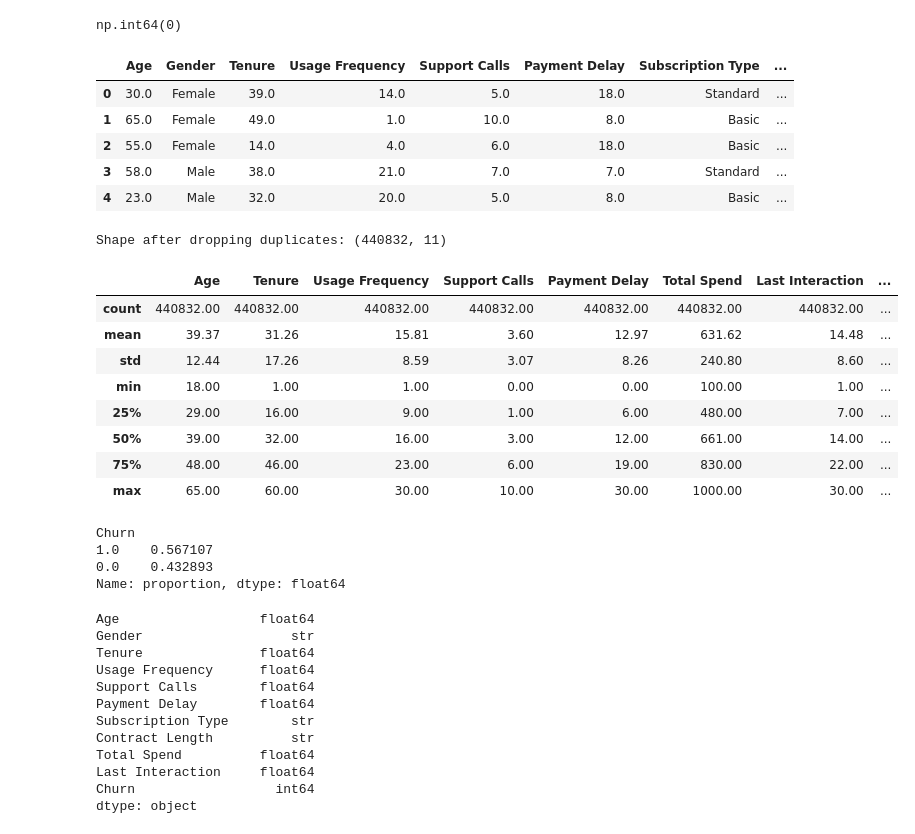
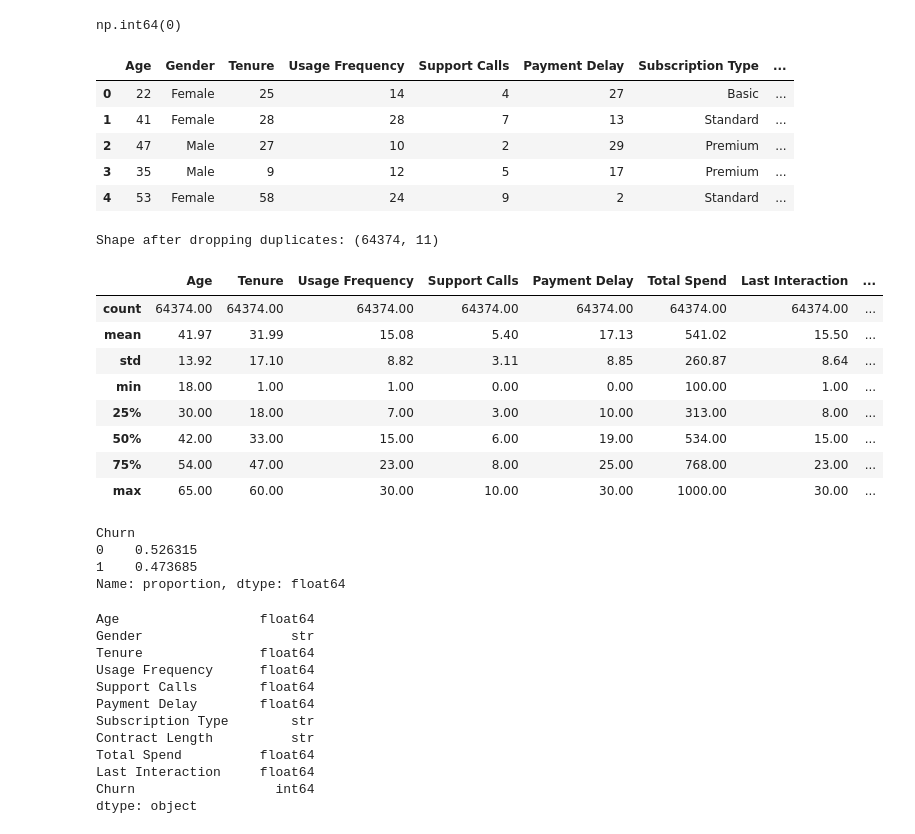
Before and after one commit to janaali2006/customer-churn-prediction, a Jupyter notebook: main (1).ipynb, the cells around one changed output. Saved outputs shown, nothing was run; the diff lists cells and outputs as text; code cells hidden in the pictures.

```diff
--- a/main (1).ipynb
+++ b/main (1).ipynb
@@ -9,6 +9,5 @@ from sklearn.preprocessing import OneHotEncoder, StandardScaler
 
 from sklearn.metrics import (accuracy_score,precision_score,recall_score,f1_score,roc_auc_score,confusion_matrix,classification_report,ConfusionMatrixDisplay,roc_curve)
 # %%
-df_train = pd.read_csv ("customer_churn_dataset-training-master.csv")
-df_test = pd.read_csv ("customer_churn_dataset-testing-master.csv")
+df = pd.read_csv ("customer_churn_dataset-master.csv")
 # %%
@@ -65,42 +64,42 @@ df_train.duplicated().sum()
 # %% [output]
 np.int64(0)
 # %%
-df_train = df_train.drop(columns=["CustomerID"])
-df_train.head()
+df = df.drop(columns=["CustomerID"])
+df.head()
 # %% [output]
 |  | Age | Gender | Tenure | Usage Frequency | Support Calls | Payment Delay | Subscription Type | ... |
-| 0 | 30.0 | Female | 39.0 | 14.0 | 5.0 | 18.0 | Standard | ... |
-| 1 | 65.0 | Female | 49.0 | 1.0 | 10.0 | 8.0 | Basic | ... |
-| 2 | 55.0 | Female | 14.0 | 4.0 | 6.0 | 18.0 | Basic | ... |
-| 3 | 58.0 | Male | 38.0 | 21.0 | 7.0 | 7.0 | Standard | ... |
-| 4 | 23.0 | Male | 32.0 | 20.0 | 5.0 | 8.0 | Basic | ... |
+| 0 | 22 | Female | 25 | 14 | 4 | 27 | Basic | ... |
+| 1 | 41 | Female | 28 | 28 | 7 | 13 | Standard | ... |
+| 2 | 47 | Male | 27 | 10 | 2 | 29 | Premium | ... |
+| 3 | 35 | Male | 9 | 12 | 5 | 17 | Premium | ... |
+| 4 | 53 | Female | 58 | 24 | 9 | 2 | Standard | ... |
 # %%
-df_train = df_train.dropna()
-df_train = df_train.drop_duplicates()
-print("Shape after dropping duplicates:", df_train.shape)
+df = df.dropna()
+df = df.drop_duplicates()
+print("Shape after dropping duplicates:", df.shape)
 # %% [output]
-Shape after dropping duplicates: (440832, 11)
+Shape after dropping duplicates: (64374, 11)
 # %%
 numerical_columns = ["Age","Tenure","Usage Frequency","Support Calls","Payment Delay","Total Spend","Last Interaction"]
 # %%
 categorical_columns = ["Gender", "Subscription Type", "Contract Length"]
 # %%
-df_train.describe().round(2)
+df.describe().round(2)
 # %% [output]
 |  | Age | Tenure | Usage Frequency | Support Calls | Payment Delay | Total Spend | Last Interaction | ... |
-| count | 440832.00 | 440832.00 | 440832.00 | 440832.00 | 440832.00 | 440832.00 | 440832.00 | ... |
-| mean | 39.37 | 31.26 | 15.81 | 3.60 | 12.97 | 631.62 | 14.48 | ... |
-| std | 12.44 | 17.26 | 8.59 | 3.07 | 8.26 | 240.80 | 8.60 | ... |
+| count | 64374.00 | 64374.00 | 64374.00 | 64374.00 | 64374.00 | 64374.00 | 64374.00 | ... |
+| mean | 41.97 | 31.99 | 15.08 | 5.40 | 17.13 | 541.02 | 15.50 | ... |
+| std | 13.92 | 17.10 | 8.82 | 3.11 | 8.85 | 260.87 | 8.64 | ... |
 | min | 18.00 | 1.00 | 1.00 | 0.00 | 0.00 | 100.00 | 1.00 | ... |
-| 25% | 29.00 | 16.00 | 9.00 | 1.00 | 6.00 | 480.00 | 7.00 | ... |
-| 50% | 39.00 | 32.00 | 16.00 | 3.00 | 12.00 | 661.00 | 14.00 | ... |
-| 75% | 48.00 | 46.00 | 23.00 | 6.00 | 19.00 | 830.00 | 22.00 | ... |
+| 25% | 30.00 | 18.00 | 7.00 | 3.00 | 10.00 | 313.00 | 8.00 | ... |
+| 50% | 42.00 | 33.00 | 15.00 | 6.00 | 19.00 | 534.00 | 15.00 | ... |
+| 75% | 54.00 | 47.00 | 23.00 | 8.00 | 25.00 | 768.00 | 23.00 | ... |
 | max | 65.00 | 60.00 | 30.00 | 10.00 | 30.00 | 1000.00 | 30.00 | ... |
 # %%
-df_train['Churn'].value_counts(normalize=True) # 56% churned , 43% retained
+df['Churn'].value_counts(normalize=True) # 56% churned , 43% retained
 # %% [output]
 Churn
-1.0    0.567107
-0.0    0.432893
+0    0.526315
+1    0.473685
 Name: proportion, dtype: float64
 # %%
```
Also changed, not shown: parts of 22 cells of this notebook, 2 other files.
